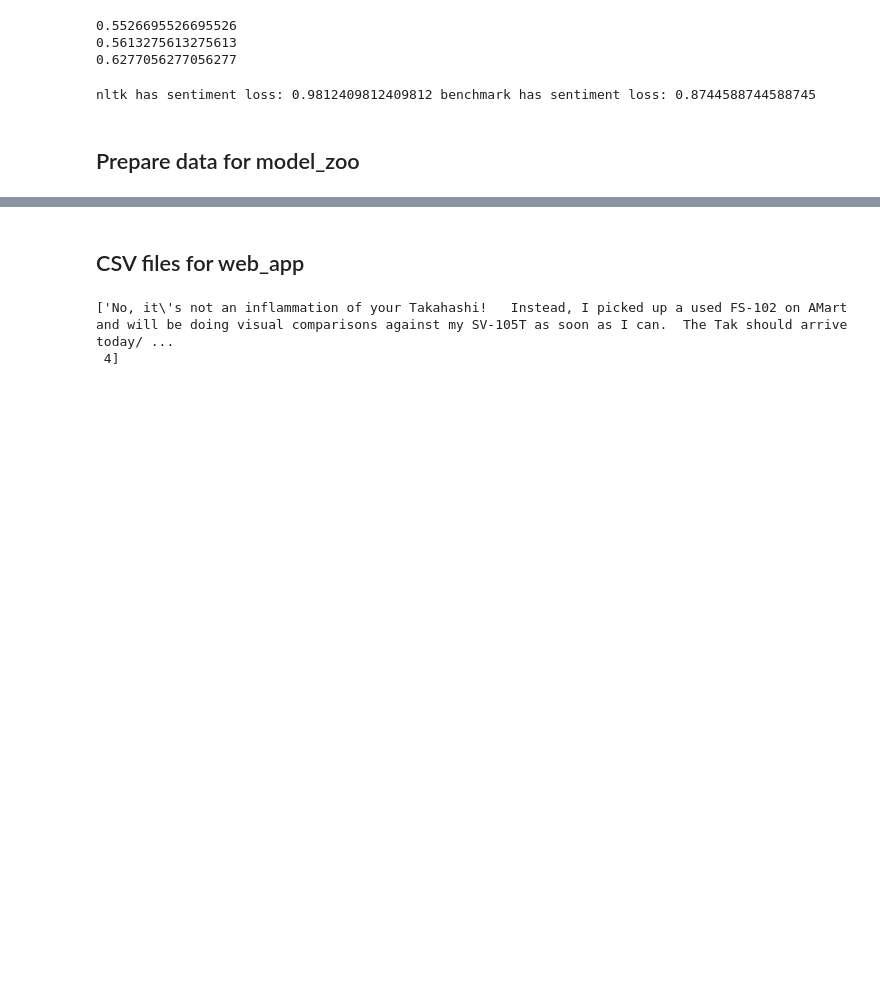
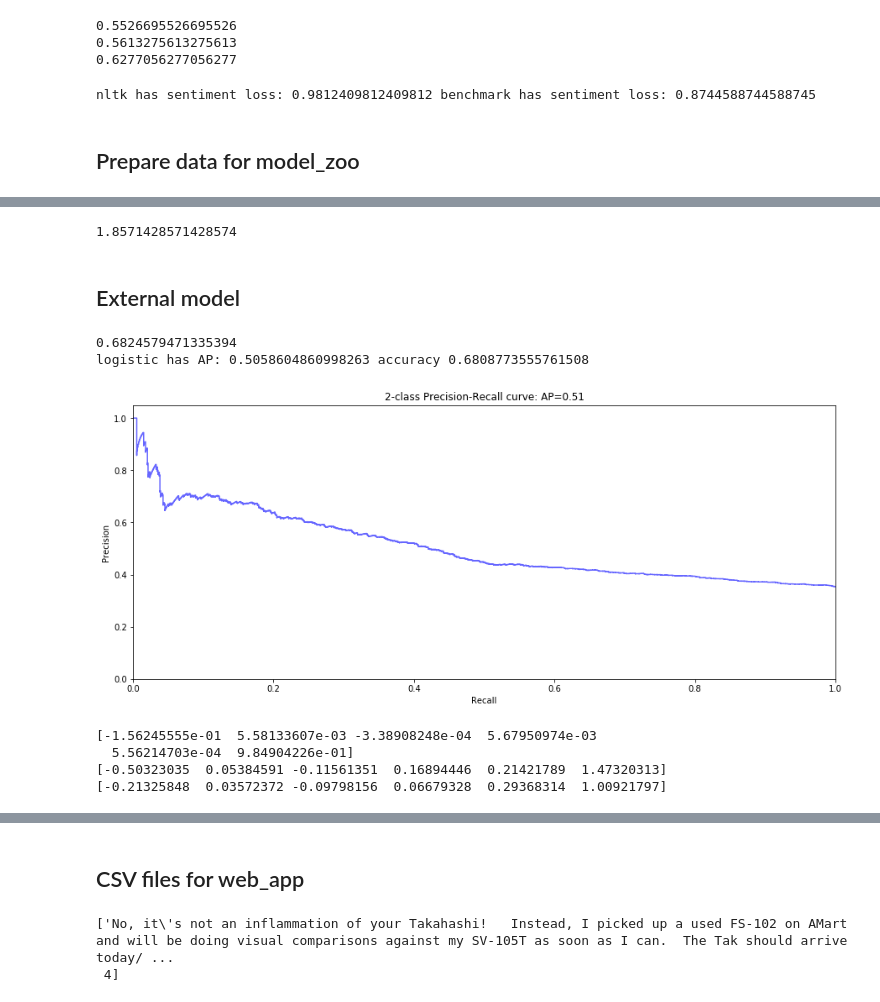
Before and after one commit to lidaliang/NLP_project, a Jupyter notebook: NLP_project.ipynb, the cells around one changed output, grey strips where cells are left out. Cells and saved outputs as stored; diff of their text form; code cells hidden in the pictures; blank space fills up the shorter version.

Commit message:
added simple relevance prediction model

```diff
--- a/NLP_project.ipynb
+++ b/NLP_project.ipynb
@@ -921,0 +1036,7 @@ nltk has sentiment loss: 0.9812409812409812 benchmark has sentiment loss: 0.8744
+# %%
+#remove comas
+df_no_comas.text = [text_cleaning(text.replace(',',' ')) for text in df_no_comas.text.values]
+df_no_comas.thread_name = [text_cleaning(text.replace(',',' ')) for text in df_no_comas.thread_name.values]
+df_no_comas.forum_name = [text_cleaning(text.replace(',',' ')) for text in df_no_comas.forum_name.values]
+
+df_no_comas.to_csv("df-no-comas.csv")
@@ -921,0 +1047,4 @@ nltk has sentiment loss: 0.9812409812409812 benchmark has sentiment loss: 0.8744
+# %%
+data_df_prod = df_no_comas[df_no_comas['product_oriented']==True]
+data_df_prod_has_likes = data_df_prod[data_df_prod['thread_total_likes'] != 0]
+data_df_prod_has_likes.to_csv("data_df_prod_has_likes.csv")
@@ -1000,0 +1100,7 @@ title_lists[0][:25]
+# %%
+#remove comas
+data_df_prod_has_likes.text = [text_cleaning(text.replace(',',' ')) for text in data_df_prod_has_likes.text.values]
+data_df_prod_has_likes.thread_name = [text_cleaning(text.replace(',',' ')) for text in data_df_prod_has_likes.thread_name.values]
+data_df_prod_has_likes.forum_name = [text_cleaning(text.replace(',',' ')) for text in data_df_prod_has_likes.forum_name.values]
+
+data_df_prod_has_likes.to_csv("likes_data.csv")
@@ -1000,0 +1127,6 @@ title_lists[0][:25]
+# %%
+0.65/(1-0.65)
+# %% [output]
+1.8571428571428574
+# %% [markdown]
+## External model
@@ -1000,0 +1174,40 @@ title_lists[0][:25]
+# %%
+random_seed = 33
+#random_seed = 7
+
+y_lks = data_df_prod_has_likes.n_likes.values>0
+X_lks = np.array([data_df_prod_has_likes.forum_index.values,
+         data_df_prod_has_likes.thread_index.values,
+         data_df_prod_has_likes.post_index.values,
+         list(map(len,data_df_prod_has_likes.thread_name.values)),
+         list(map(len,data_df_prod_has_likes.text.values)),
+         data_df_prod_has_likes.n_images.values]).T
+
+X_train_val,y_train_val,X_test, y_test = stratifiedSplit(X_lks,y_lks,test_size = 0.1, random_state = random_seed)
+X_train,y_train,X_val, y_val = stratifiedSplit(X_train_val,y_train_val,test_size = 0.1, random_state = random_seed+1)
+# %%
+logistic = LogisticRegression(random_state=0, solver='lbfgs')
+
+logistic.fit(X_train, y_train)
+
+pred_val_logistic = logistic.predict_proba(X_val)[:,1]
+
+print(np.mean((pred_val_logistic>0.5) == y_val))
+
+y_score_logistic = logistic.predict_proba(X_test)[:,1]
+evaluate_model_pred(y_test,y_score_logistic,model_name='logistic')
+# %% [output]
+0.6824579471335394
+logistic has AP: 0.5058604860998263 accuracy 0.6808773555761508
+[figure, added]
+# %%
+print(logistic.coef_[0])
+mean_val = [np.mean(column[column!=0])  for column in X_train.T]
+print(mean_val * logistic.coef_[0])
+std_val = [np.std(column[column!=0])  for column in X_train.T]
+print(std_val * logistic.coef_[0])
+# %% [output]
+[-1.56245555e-01  5.58133607e-03 -3.38908248e-04  5.67950974e-03
+  5.56214703e-04  9.84904226e-01]
+[-0.50323035  0.05384591 -0.11561351  0.16894446  0.21421789  1.47320313]
+[-0.21325848  0.03572372 -0.09798156  0.06679328  0.29368314  1.00921797]
```
Also changed, not shown: parts of 23 cells of this notebook.
